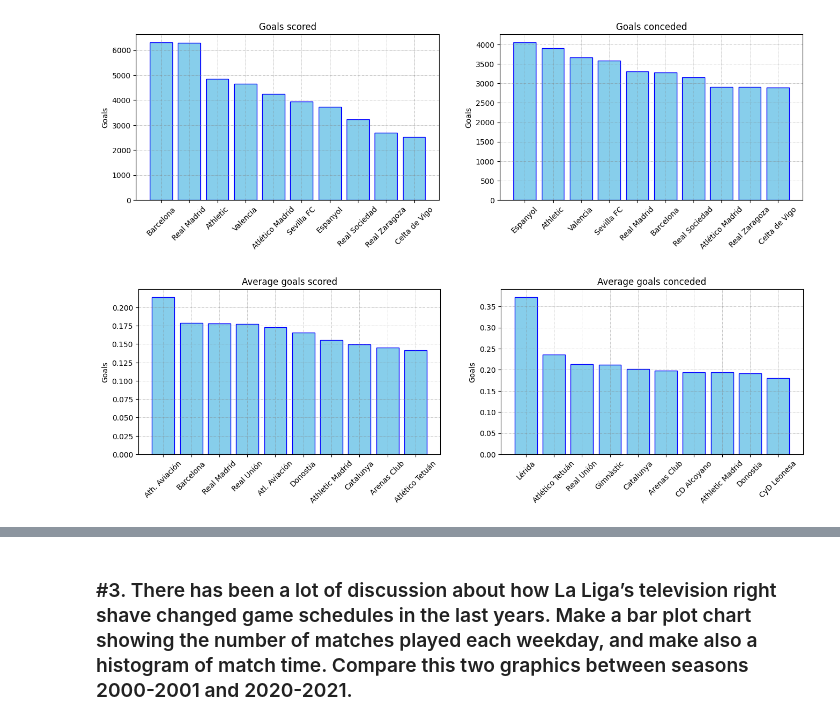
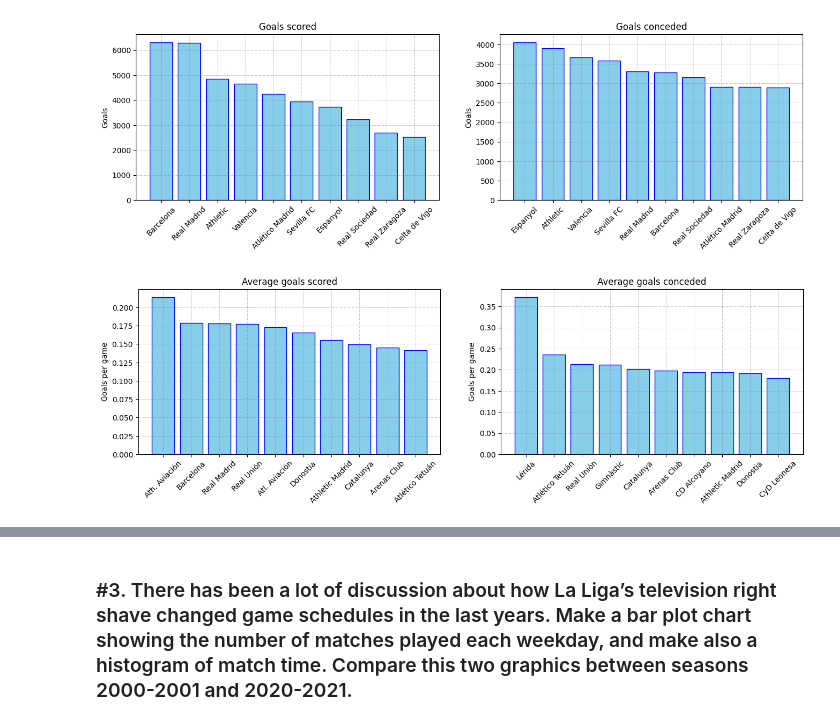
Before and after one commit to MellacE98/LaQuinielaUAB, a Jupyter notebook: LaLigaDataAnalysis.ipynb, the cells around one changed output, grey strips where cells are left out. Cells and saved outputs as stored; diff of their text form; code cells hidden in the pictures.

```diff
--- a/LaLigaDataAnalysis.ipynb
+++ b/LaLigaDataAnalysis.ipynb
@@ -113,26 +113,26 @@ plt.show()
 # %%
 x = range(10)
 
 x_labels1 = [team[0] for team in top_avg_scorers]
 x_values1 = [team[1] for team in top_avg_scorers]
 
 x_labels2 = [team[0] for team in top_avg_conceders]
 x_values2 = [team[1] for team in top_avg_conceders]
 
 f, (ax1, ax2) = plt.subplots(1, 2, figsize=(16, 4))
 ax1.grid(visible=True, color ='grey', linestyle ='-.', linewidth = 0.5, alpha = 0.6)
 ax2.grid(visible=True, color ='grey', linestyle ='-.', linewidth = 0.5, alpha = 0.6)
 
 ax1.bar(x, x_values1, color='skyblue', ec='blue', lw=1)
 ax1.set_title('Average goals scored')
-ax1.set(ylabel='Goals', xticks=x)
+ax1.set(ylabel='Goals per game', xticks=x)
 ax1.set_xticklabels(x_labels1, rotation=45)
 
 ax2.bar(x, x_values2, color='skyblue', ec='blue', lw=1)
 ax2.set_title('Average goals conceded')
-ax2.set(ylabel='Goals', xticks=x)
+ax2.set(ylabel='Goals per game', xticks=x)
 ax2.set_xticklabels(x_labels2, rotation=45)
 
 plt.show()
 # %% [output]
-[figure, old version]
+[figure, new version]
```
Also changed, not shown: parts of 6 cells of this notebook.
